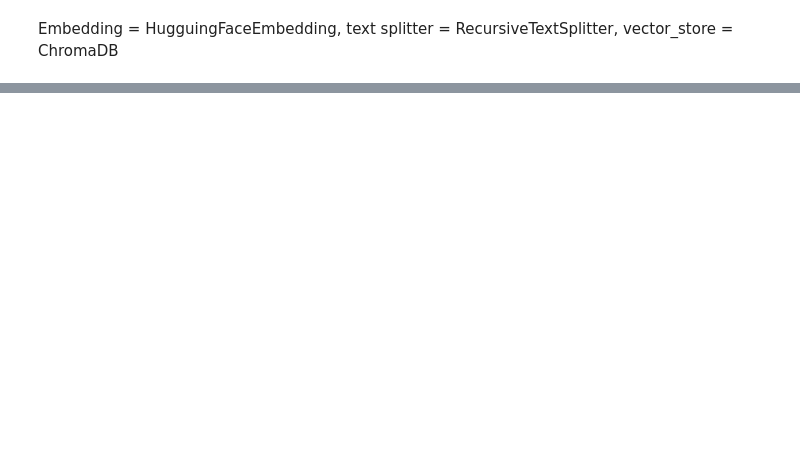
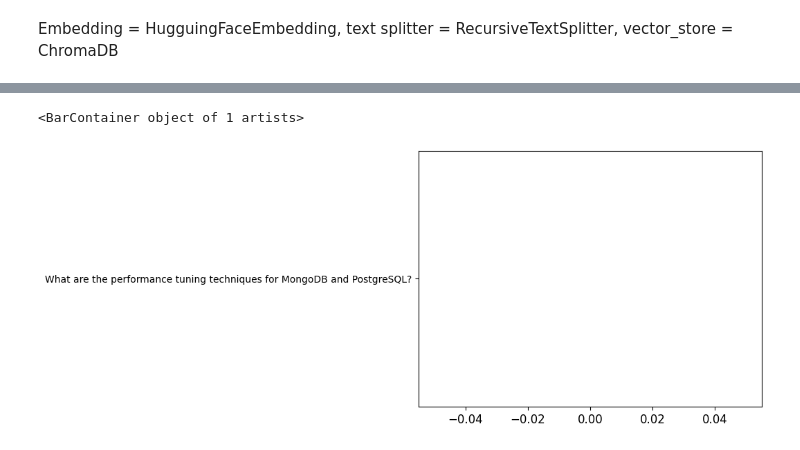
Before and after one commit to HarshitMishra76/vector-db-test, a Jupyter notebook: metrics.ipynb, the cells around one changed output, grey strips where cells are left out. Cells and saved outputs as stored; diff of their text form; code cells hidden in the pictures; blank space fills up the shorter version.

```diff
--- a/metrics.ipynb
+++ b/metrics.ipynb
@@ -34,0 +72,12 @@ Text(0.5, 1.0, 'answer_relevancy (llama3:8b)')
+# %%
+# Filter to keep rows where the ground_truth column contains "I don't have an answer"
+fp_candidates = data_1[data_1['ground_truth'].str.contains("I don't have an answer", case=False, na=False)]
+
+# Further filter to get rows where answer does not contain "I don't have an answer"
+fp = fp_candidates[~fp_candidates['answer'].str.contains("I don't have an answer", case=False, na=False)]
+
+# Display the False Positives (questions where ground_truth says "I don't have an answer" but the answer has some content)
+plt.barh(fp['question'] , fp['answer_relevancy'], fc=(0,0,1,0.5))
+# %% [output]
+<BarContainer object of 1 artists>
+[figure, added]
```
Also changed, not shown: parts of 6 cells of this notebook, 57 other files.
